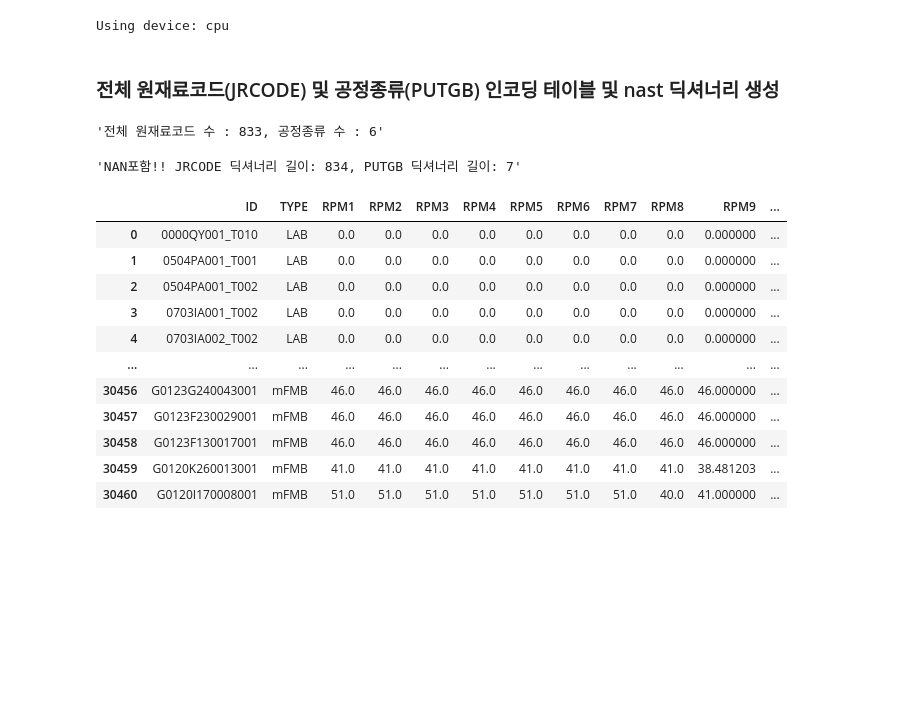
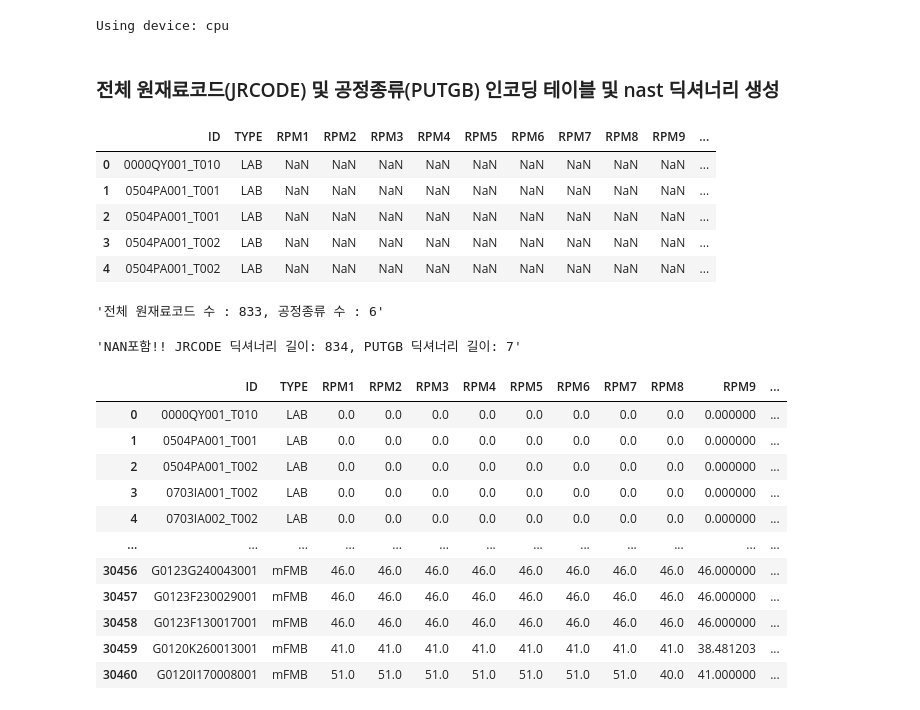
Before and after one commit to msHongGit/SFT_2023, a Jupyter notebook: GAN_study/CGAN_test_new.ipynb, the cells around one changed output. Saved outputs shown, nothing was run; the diff lists cells and outputs as text; code cells hidden in the pictures; blank space fills up the shorter version.

```diff
--- a/GAN_study/CGAN_test_new.ipynb
+++ b/GAN_study/CGAN_test_new.ipynb
@@ -41,6 +41,14 @@ Using device: cpu
 ### 전체 원재료코드(JRCODE) 및 공정종류(PUTGB) 인코딩 테이블 및 nast 딕셔너리 생성
 # %%
 combined_df = pd.read_csv(f'./final_dataset/combined_pps_data_fin.csv')
+combined_df.head()
+# %% [output]
+|  | ID | TYPE | RPM1 | RPM2 | RPM3 | RPM4 | RPM5 | RPM6 | RPM7 | RPM8 | RPM9 | ... |
+| 0 | 0000QY001_T010 | LAB | NaN | NaN | NaN | NaN | NaN | NaN | NaN | NaN | NaN | ... |
+| 1 | 0504PA001_T001 | LAB | NaN | NaN | NaN | NaN | NaN | NaN | NaN | NaN | NaN | ... |
+| 2 | 0504PA001_T001 | LAB | NaN | NaN | NaN | NaN | NaN | NaN | NaN | NaN | NaN | ... |
+| 3 | 0504PA001_T002 | LAB | NaN | NaN | NaN | NaN | NaN | NaN | NaN | NaN | NaN | ... |
+| 4 | 0504PA001_T002 | LAB | NaN | NaN | NaN | NaN | NaN | NaN | NaN | NaN | NaN | ... |
 # %%
 tmp_df = combined_df.copy()
 tmp_df = tmp_df.fillna(np.nan)
```
Also changed, not shown: parts of 1 cell of this notebook, 6 other files.
